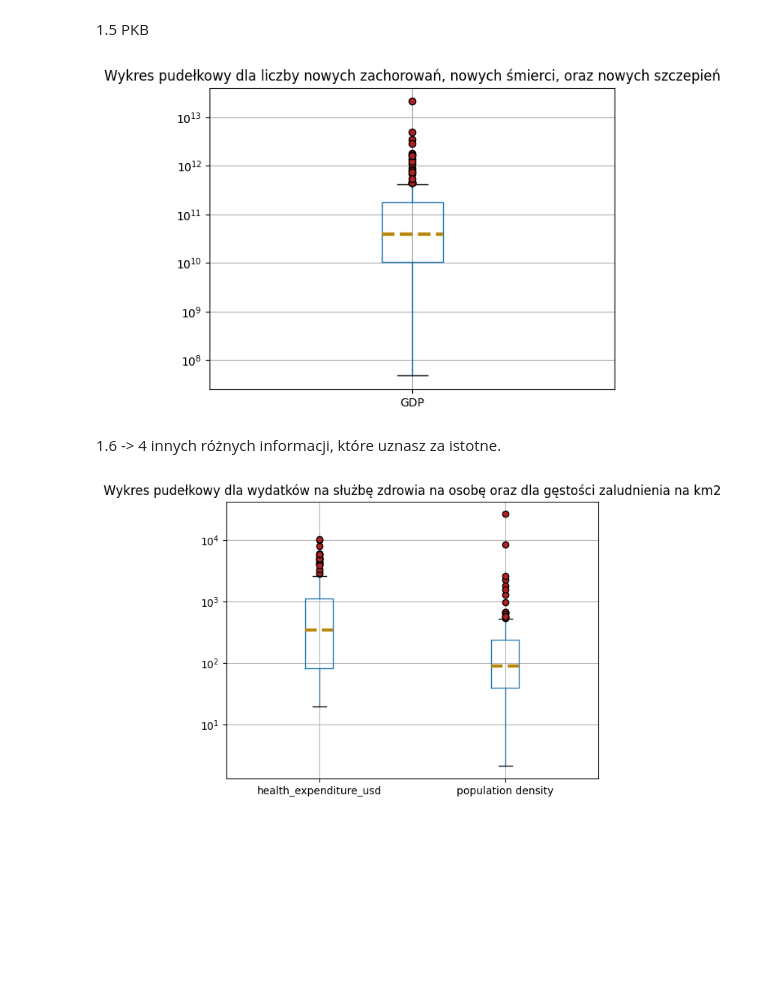
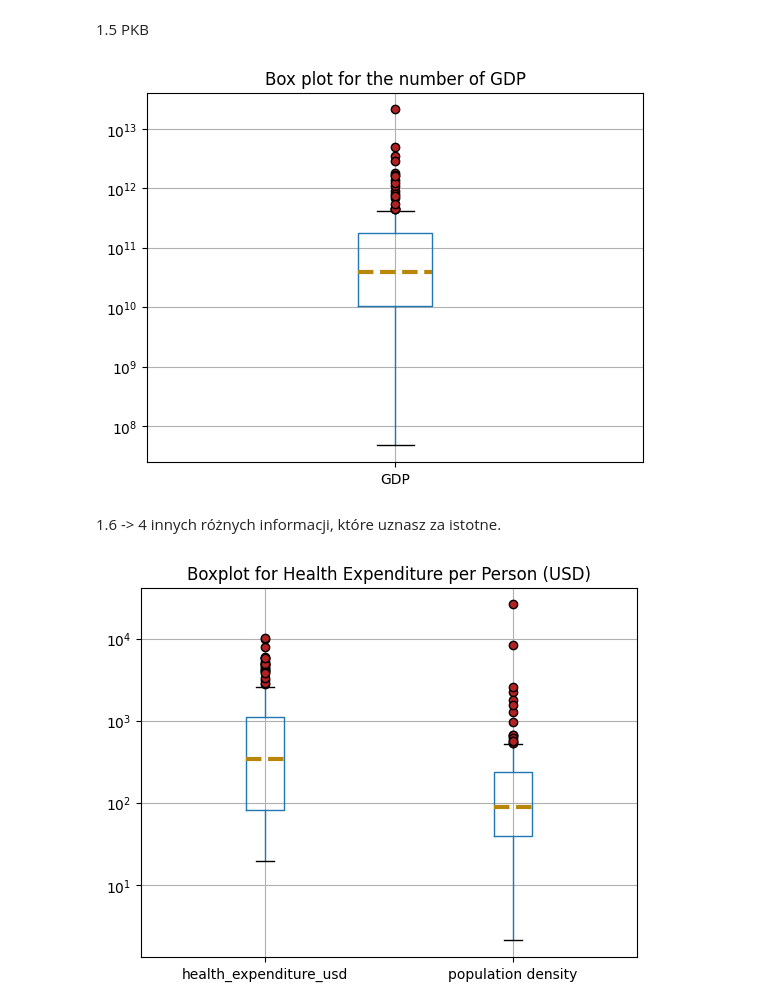
Before and after one commit to qmacdom/BigData, a Jupyter notebook: zad2.ipynb, the cells around one changed output. Saved outputs shown, nothing was run; the diff lists cells and outputs as text; code cells hidden in the pictures; blank space fills up the shorter version.

```diff
--- a/zad2.ipynb
+++ b/zad2.ipynb
@@ -71,23 +72,23 @@ plt.show()
 # %%
 merged_data_df = pd.read_csv('results\\prepared_for_2_ex.csv')
 merged_data_df = merged_data_df.drop_duplicates(subset="country_name")
 merged_data_df.boxplot(["GDP"], flierprops={'marker': 'o', 'markersize': 6, 'markerfacecolor': 'firebrick'},
                   medianprops ={'linestyle':'--', 'linewidth':3, 'color':'darkgoldenrod'})
 plt.yscale('symlog')
-plt.title('Wykres pudełkowy dla liczby nowych zachorowań, nowych śmierci, oraz nowych szczepień')
+plt.title('Box plot for the number of GDP')
 plt.show()
 # %% [output]
-[figure, old version]
+[figure, new version]
 # %% [markdown]
 1.6 -> 4 innych różnych informacji, które uznasz za istotne.
 # %%
 merged_data_df.boxplot(["health_expenditure_usd", "population density"], flierprops={'marker': 'o', 'markersize': 6, 'markerfacecolor': 'firebrick'},
                   medianprops ={'linestyle':'--', 'linewidth':3, 'color':'darkgoldenrod'})
 plt.yscale('symlog')
-plt.title('Wykres pudełkowy dla wydatków na służbę zdrowia na osobę oraz dla gęstości zaludnienia na km2')
+plt.title('Boxplot for Health Expenditure per Person (USD)')
 plt.show()
 # %% [output]
-[figure, old version]
+[figure, new version]
 # %%
 merged_data_df.boxplot(["Deceased to Confirmed cases %"], flierprops={'marker': 'o', 'markersize': 6, 'markerfacecolor': 'firebrick'},
                   medianprops ={'linestyle':'--', 'linewidth':3, 'color':'darkgoldenrod'})
```
Also changed, not shown: parts of 12 cells of this notebook, 3 other files.
